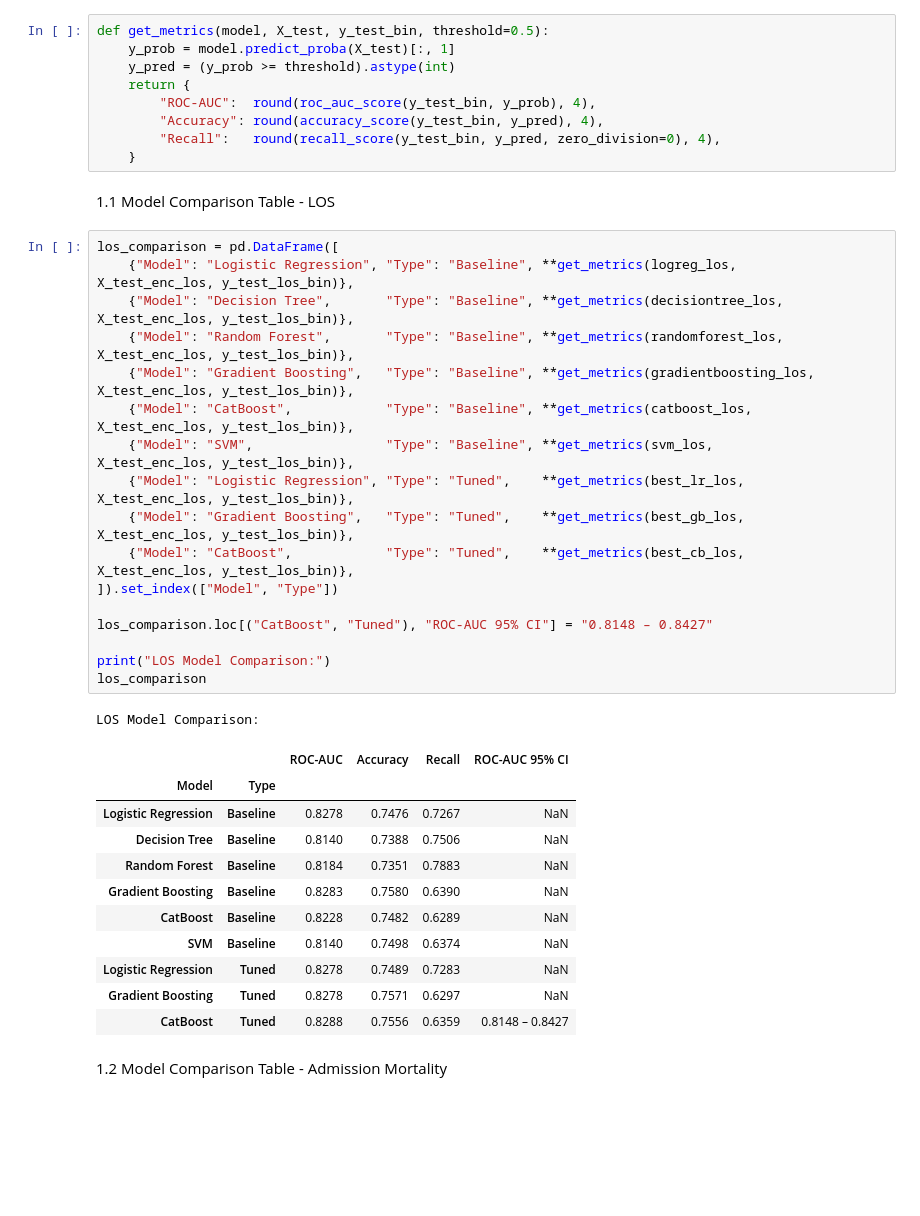
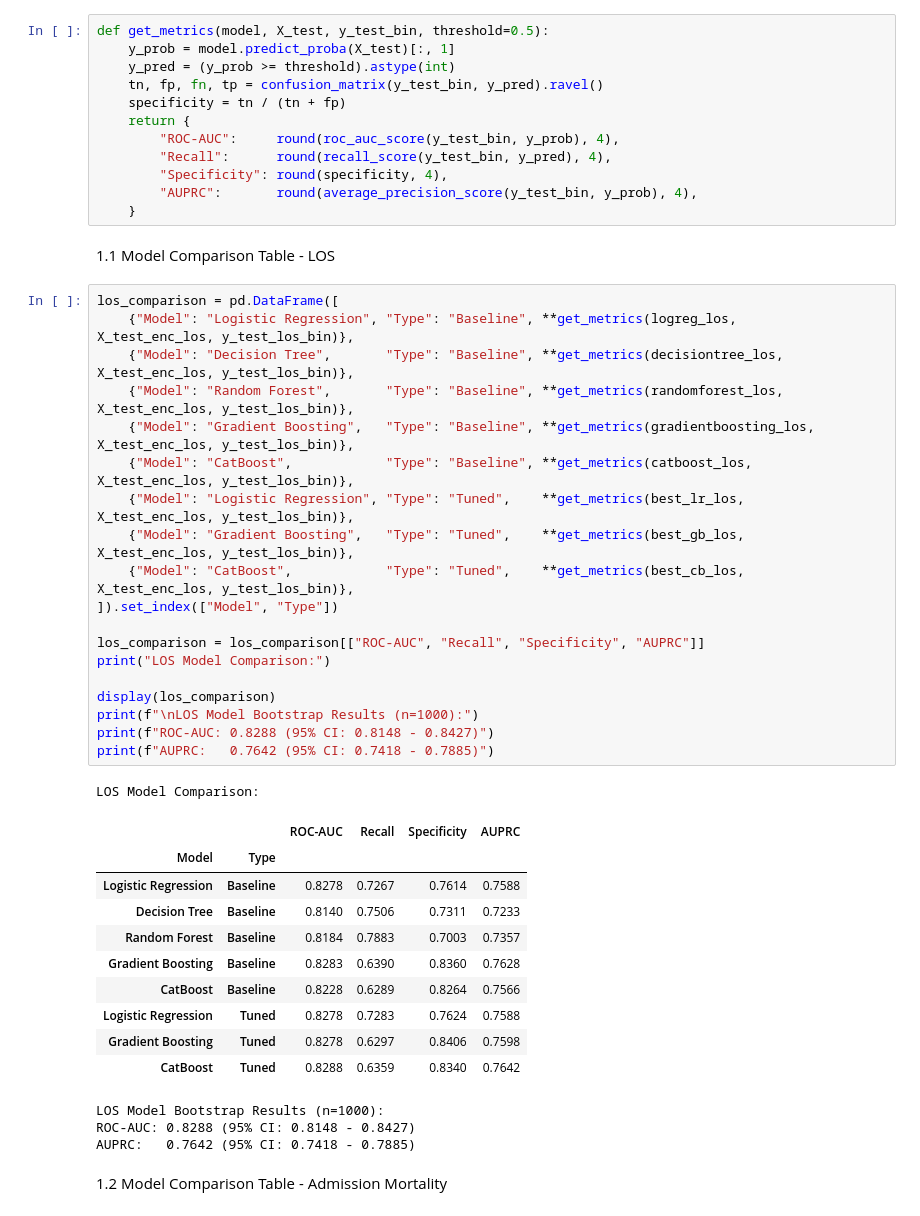
Before and after one commit to awn20222469/w1998467_FYP_MI_prediction, a Jupyter notebook: w1998467_Final.ipynb, the cells around one changed output. Saved outputs shown, nothing was run; the diff lists cells and outputs as text; blank space fills up the shorter version.

```diff
--- a/w1998467_Final.ipynb
+++ b/w1998467_Final.ipynb
@@ -3400,43 +3399,50 @@ for gender in MI_finaldf['gender'].unique():
 def get_metrics(model, X_test, y_test_bin, threshold=0.5):
     y_prob = model.predict_proba(X_test)[:, 1]
     y_pred = (y_prob >= threshold).astype(int)
+    tn, fp, fn, tp = confusion_matrix(y_test_bin, y_pred).ravel()
+    specificity = tn / (tn + fp)
     return {
-        "ROC-AUC":  round(roc_auc_score(y_test_bin, y_prob), 4),
-        "Accuracy": round(accuracy_score(y_test_bin, y_pred), 4),
-        "Recall":   round(recall_score(y_test_bin, y_pred, zero_division=0), 4),
+        "ROC-AUC":     round(roc_auc_score(y_test_bin, y_prob), 4),
+        "Recall":      round(recall_score(y_test_bin, y_pred), 4),
+        "Specificity": round(specificity, 4),
+        "AUPRC":       round(average_precision_score(y_test_bin, y_prob), 4),
     }
 # %% [markdown]
 1.1 Model Comparison Table - LOS
 # %%
 los_comparison = pd.DataFrame([
     {"Model": "Logistic Regression", "Type": "Baseline", **get_metrics(logreg_los,          X_test_enc_los, y_test_los_bin)},
     {"Model": "Decision Tree",       "Type": "Baseline", **get_metrics(decisiontree_los,     X_test_enc_los, y_test_los_bin)},
     {"Model": "Random Forest",       "Type": "Baseline", **get_metrics(randomforest_los,     X_test_enc_los, y_test_los_bin)},
     {"Model": "Gradient Boosting",   "Type": "Baseline", **get_metrics(gradientboosting_los, X_test_enc_los, y_test_los_bin)},
     {"Model": "CatBoost",            "Type": "Baseline", **get_metrics(catboost_los,         X_test_enc_los, y_test_los_bin)},
-    {"Model": "SVM",                 "Type": "Baseline", **get_metrics(svm_los,              X_test_enc_los, y_test_los_bin)},
     {"Model": "Logistic Regression", "Type": "Tuned",    **get_metrics(best_lr_los,          X_test_enc_los, y_test_los_bin)},
     {"Model": "Gradient Boosting",   "Type": "Tuned",    **get_metrics(best_gb_los,          X_test_enc_los, y_test_los_bin)},
     {"Model": "CatBoost",            "Type": "Tuned",    **get_metrics(best_cb_los,          X_test_enc_los, y_test_los_bin)},
 ]).set_index(["Model", "Type"])
 
-los_comparison.loc[("CatBoost", "Tuned"), "ROC-AUC 95% CI"] = "0.8148 – 0.8427"
+los_comparison = los_comparison[["ROC-AUC", "Recall", "Specificity", "AUPRC"]]
+print("LOS Model Comparison:")
 
-print("LOS Model Comparison:")
-los_comparison
+display(los_comparison)
+print(f"\nLOS Model Bootstrap Results (n=1000):")
+print(f"ROC-AUC: 0.8288 (95% CI: 0.8148 - 0.8427)")
+print(f"AUPRC:   0.7642 (95% CI: 0.7418 - 0.7885)")
 # %% [output]
 LOS Model Comparison:
-|  |  | ROC-AUC | Accuracy | Recall | ROC-AUC 95% CI |
+|  |  | ROC-AUC | Recall | Specificity | AUPRC |
 | Model | Type |  |  |  |  |
-| Logistic Regression | Baseline | 0.8278 | 0.7476 | 0.7267 | NaN |
-| Decision Tree | Baseline | 0.8140 | 0.7388 | 0.7506 | NaN |
-| Random Forest | Baseline | 0.8184 | 0.7351 | 0.7883 | NaN |
-| Gradient Boosting | Baseline | 0.8283 | 0.7580 | 0.6390 | NaN |
-| CatBoost | Baseline | 0.8228 | 0.7482 | 0.6289 | NaN |
-| SVM | Baseline | 0.8140 | 0.7498 | 0.6374 | NaN |
-| Logistic Regression | Tuned | 0.8278 | 0.7489 | 0.7283 | NaN |
-| Gradient Boosting | Tuned | 0.8278 | 0.7571 | 0.6297 | NaN |
-| CatBoost | Tuned | 0.8288 | 0.7556 | 0.6359 | 0.8148 – 0.8427 |
+| Logistic Regression | Baseline | 0.8278 | 0.7267 | 0.7614 | 0.7588 |
+| Decision Tree | Baseline | 0.8140 | 0.7506 | 0.7311 | 0.7233 |
+| Random Forest | Baseline | 0.8184 | 0.7883 | 0.7003 | 0.7357 |
+| Gradient Boosting | Baseline | 0.8283 | 0.6390 | 0.8360 | 0.7628 |
+| CatBoost | Baseline | 0.8228 | 0.6289 | 0.8264 | 0.7566 |
+| Logistic Regression | Tuned | 0.8278 | 0.7283 | 0.7624 | 0.7588 |
+| Gradient Boosting | Tuned | 0.8278 | 0.6297 | 0.8406 | 0.7598 |
+| CatBoost | Tuned | 0.8288 | 0.6359 | 0.8340 | 0.7642 |
+LOS Model Bootstrap Results (n=1000):
+ROC-AUC: 0.8288 (95% CI: 0.8148 - 0.8427)
+AUPRC:   0.7642 (95% CI: 0.7418 - 0.7885)
 # %% [markdown]
 1.2 Model Comparison Table - Admission Mortality
 # %%
```
Also changed, not shown: parts of 7 cells of this notebook, 1 other file.
